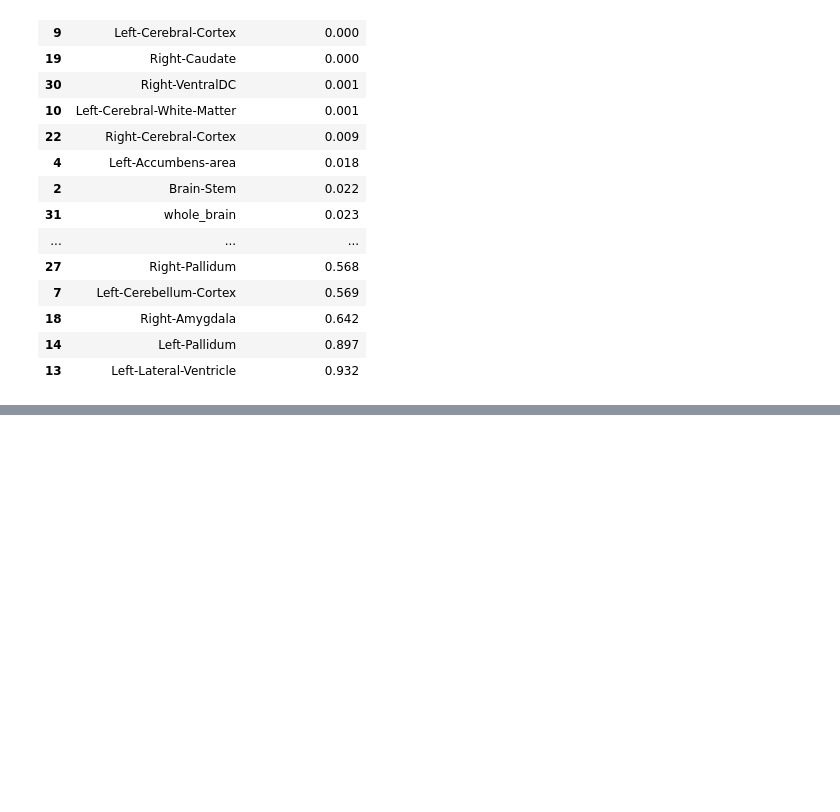
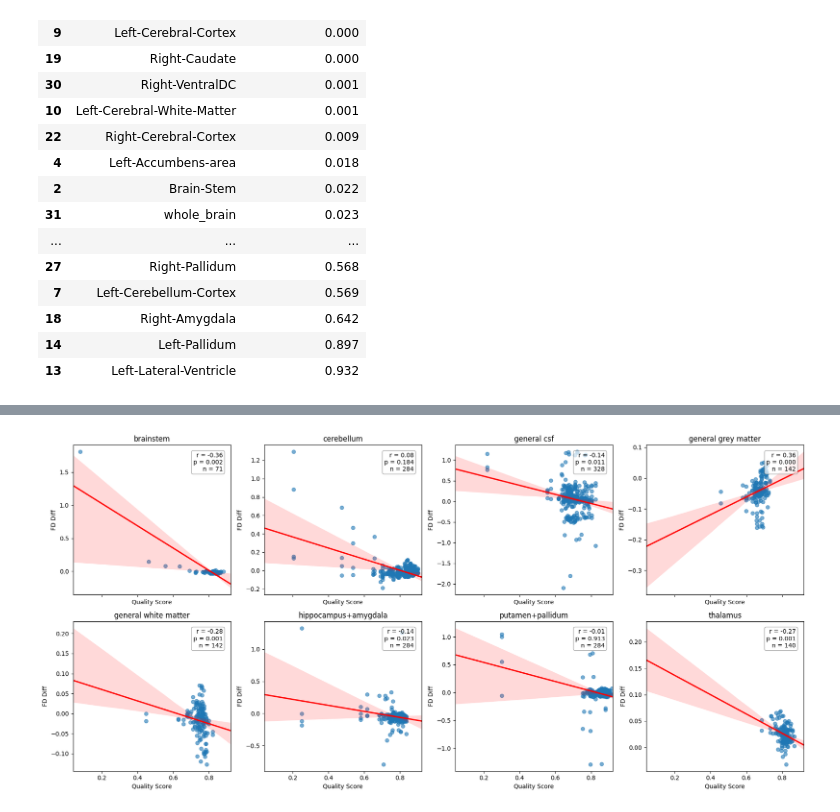
Before and after one commit to toelt-llc/mri_fractal, a Jupyter notebook: data_pipeline/3b-pipeline_BOB_freesurfer-seg.ipynb, the cells around one changed output, grey strips where cells are left out. Cells and saved outputs as stored; diff of their text form; code cells hidden in the pictures; blank space fills up the shorter version.

Commit message:
corr FD diff/QC scores

```diff
--- a/data_pipeline/3b-pipeline_BOB_freesurfer-seg.ipynb
+++ b/data_pipeline/3b-pipeline_BOB_freesurfer-seg.ipynb
@@ -1364,0 +1399,20 @@ df_interaction_stats.sort_values('interaction_pval')
+# %%
+# Assign region group
+def map_region_to_group(region_name):
+    for group, names in region_map.items():
+        if region_name in names:
+            return group
+    return None
+
+df_merged['region_group'] = df_merged['name'].apply(map_region_to_group)
+
+# Merge in the quality scores
+df_with_qs = pd.merge(df_merged, all_qcs, on=['participant_id', 'session_id'])
+
+# Use long format for quality scores
+qs_long = all_qcs.melt(id_vars=['participant_id', 'session_id'],
+                      var_name='region_group', value_name='QS')
+qs_long = qs_long[qs_long['region_group'].isin(region_map.keys())]
+
+# Merge quality scores to FD diff per region group
+df_final = pd.merge(df_merged, qs_long, on=['participant_id', 'session_id', 'region_group'])
@@ -1364,0 +1428,47 @@ df_interaction_stats.sort_values('interaction_pval')
+# %%
+# Ensure numeric and drop NaNs
+df_final['QS'] = pd.to_numeric(df_final['QS'], errors='coerce')
+df_final['fd_diff'] = pd.to_numeric(df_final['fd_diff'], errors='coerce')
+df_final_clean = df_final.dropna(subset=['QS', 'fd_diff'])
+
+# Unique region groups
+region_groups = sorted(df_final_clean['region_group'].dropna().unique())
+
+# Subplot grid
+fig, axes = plt.subplots(2, 4, figsize=(18, 9), sharex=True, sharey=False)
+axes = axes.flatten()
+
+for i, region in enumerate(region_groups):
+    ax = axes[i]
+    data = df_final_clean[df_final_clean['region_group'] == region]
+
+    # Scatter + regression
+    sns.regplot(
+        data=data,
+        x='QS',
+        y='fd_diff',
+        ax=ax,
+        scatter_kws={'alpha': 0.6},
+        line_kws={'color': 'red'},
+        truncate=False
+    )
+
+    # Spearman correlation
+    r, p = spearmanr(data['QS'], data['fd_diff'])
+    ax.annotate(f"r = {r:.2f}\np = {p:.3f}\nn = {len(data)}",
+                xy=(0.95, 0.95), xycoords='axes fraction',
+                ha='right', va='top', fontsize=10,
+                bbox=dict(boxstyle="round,pad=0.3", fc="white", ec="gray", alpha=0.7))
+
+    ax.set_title(region)
+    ax.set_xlabel('Quality Score')
+    ax.set_ylabel('FD Diff')
+
+# Remove unused axes if any
+for j in range(len(region_groups), len(axes)):
+    fig.delaxes(axes[j])
+
+plt.tight_layout(rect=[0, 0, 1, 0.95])
+plt.show()
+# %% [output]
+[figure, added]
```
Also changed, not shown: parts of 14 cells of this notebook.
